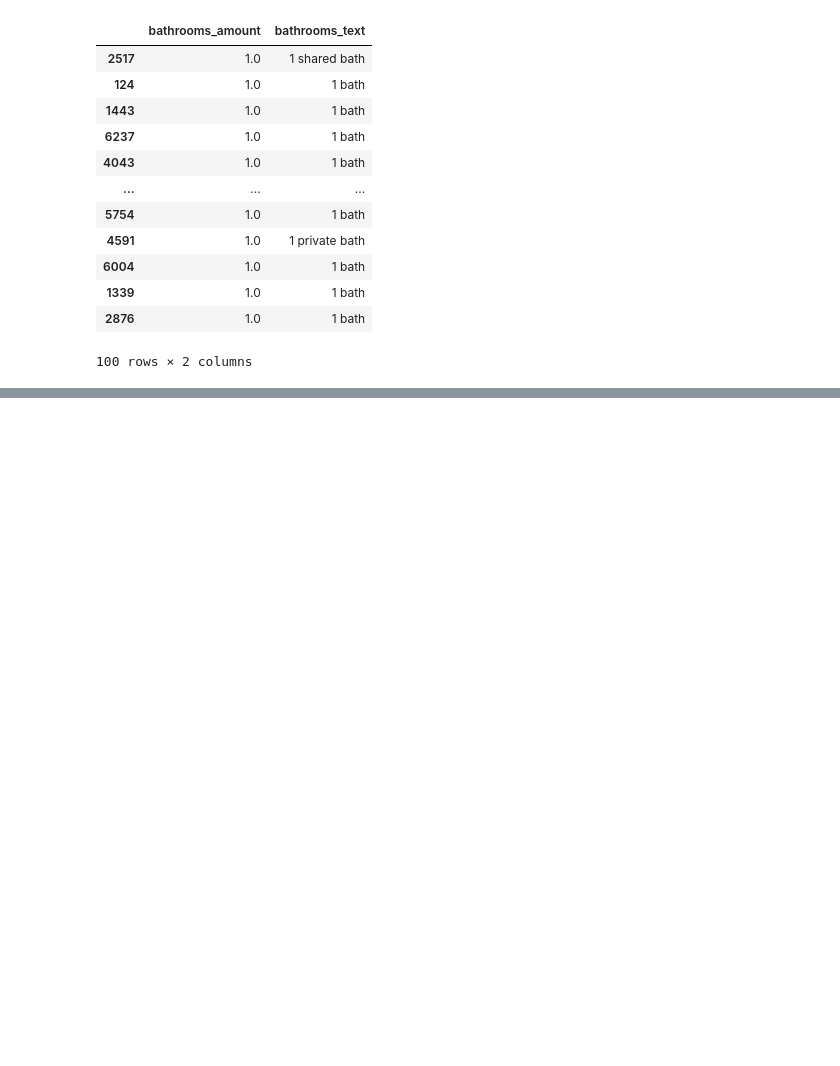
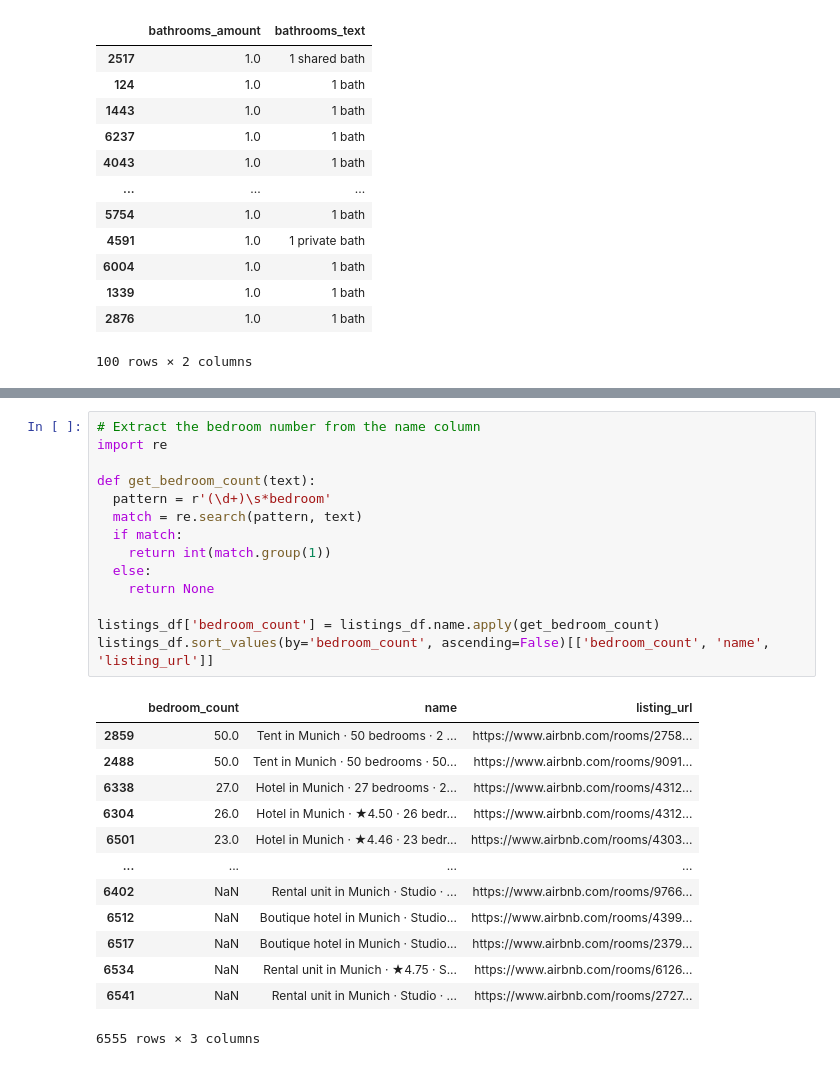
Before and after one commit to eugsa/airbnb_munich, a Jupyter notebook: airbnb_munich.ipynb, the cells around one changed output, grey strips where cells are left out. Drawn from its saved outputs; the diff is of its cells as text; blank space fills up the shorter version.

```diff
--- a/airbnb_munich.ipynb
+++ b/airbnb_munich.ipynb
@@ -322,0 +337,28 @@ listings_df.rename(columns={ 'bathrooms_amount': 'bathroom_amount', 'bathrooms_t
+# %%
+# Extract the bedroom number from the name column
+import re
+
+def get_bedroom_count(text):
+  pattern = r'(\d+)\s*bedroom'
+  match = re.search(pattern, text)
+  if match:
+    return int(match.group(1))
+  else:
+    return None
+
+listings_df['bedroom_count'] = listings_df.name.apply(get_bedroom_count)
+listings_df.sort_values(by='bedroom_count', ascending=False)[['bedroom_count', 'name', 'listing_url']]
+# %% [output]
+|  | bedroom_count | name | listing_url |
+| 2859 | 50.0 | Tent in Munich · 50 bedrooms · 2 ... | https://www.airbnb.com/rooms/2758... |
+| 2488 | 50.0 | Tent in Munich · 50 bedrooms · 50... | https://www.airbnb.com/rooms/9091... |
+| 6338 | 27.0 | Hotel in Munich · 27 bedrooms · 2... | https://www.airbnb.com/rooms/4312... |
+| 6304 | 26.0 | Hotel in Munich · ★4.50 · 26 bedr... | https://www.airbnb.com/rooms/4312... |
+| 6501 | 23.0 | Hotel in Munich · ★4.46 · 23 bedr... | https://www.airbnb.com/rooms/4303... |
+| ... | ... | ... | ... |
+| 6402 | NaN | Rental unit in Munich · Studio · ... | https://www.airbnb.com/rooms/9766... |
+| 6512 | NaN | Boutique hotel in Munich · Studio... | https://www.airbnb.com/rooms/4399... |
+| 6517 | NaN | Boutique hotel in Munich · Studio... | https://www.airbnb.com/rooms/2379... |
+| 6534 | NaN | Rental unit in Munich · ★4.75 · S... | https://www.airbnb.com/rooms/6126... |
+| 6541 | NaN | Rental unit in Munich · Studio · ... | https://www.airbnb.com/rooms/2727... |
+6555 rows × 3 columns
```
Also changed, not shown: parts of 2 cells of this notebook.
